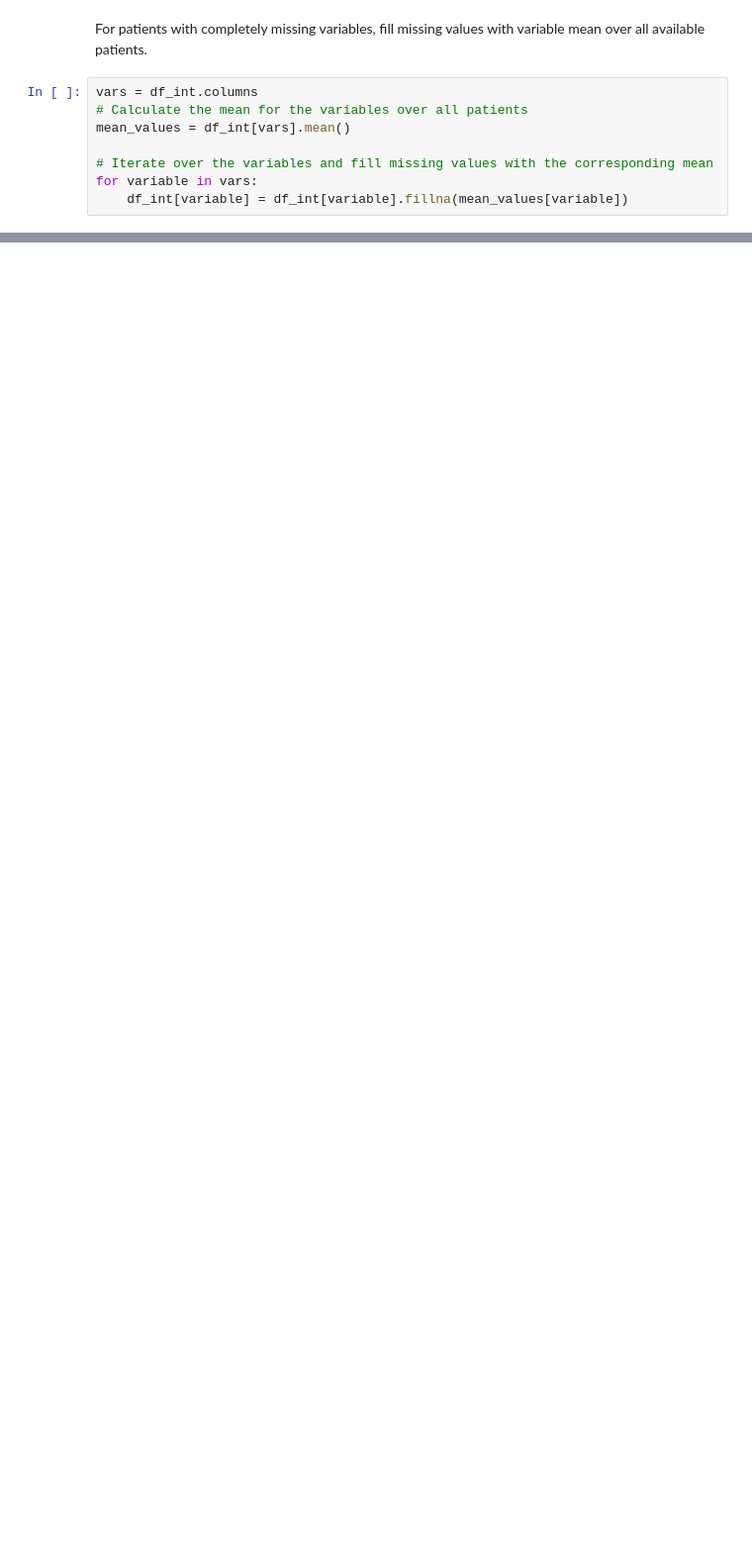
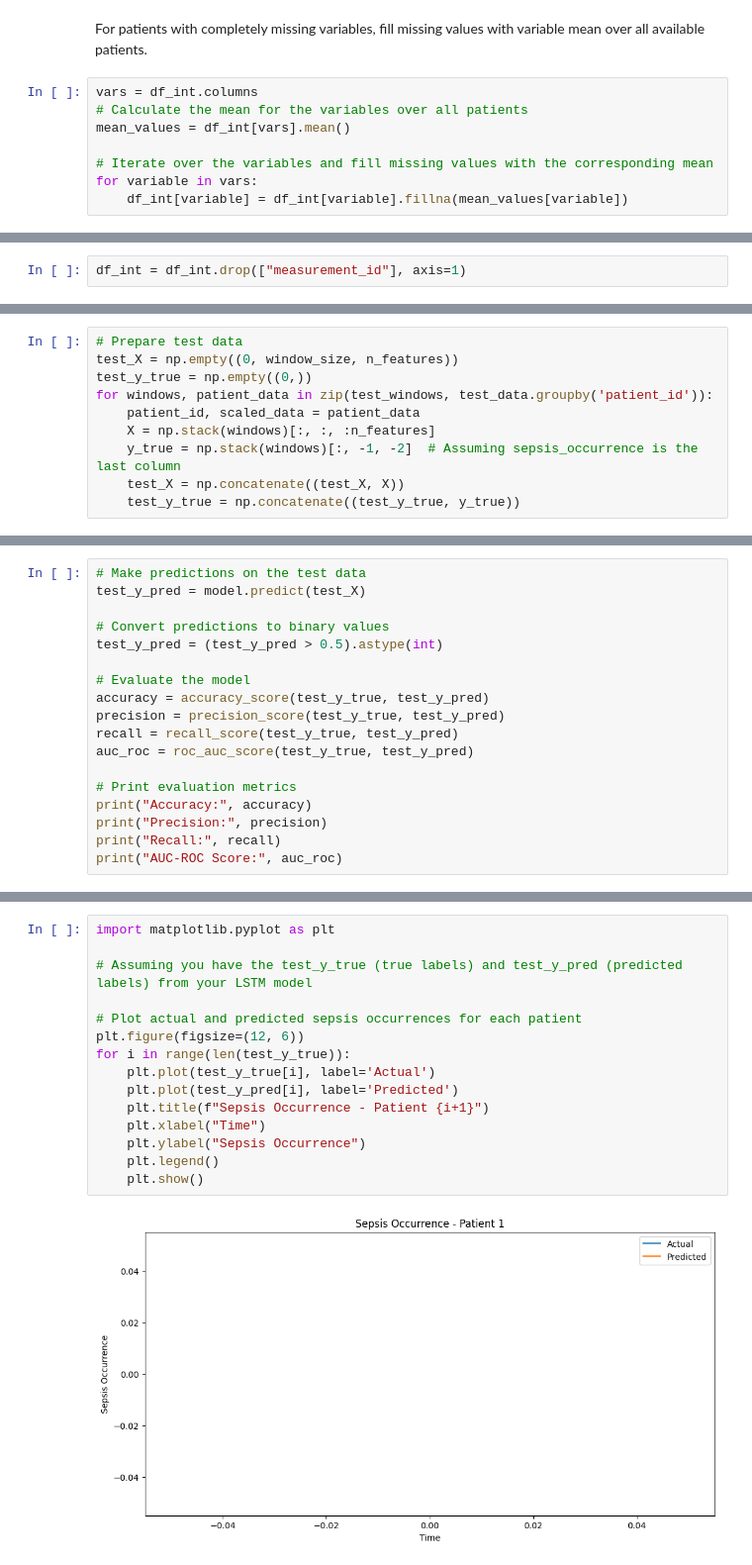
Before and after one commit to Mitmischer/sepsis-prediction, a Jupyter notebook: preprocessing.ipynb, the cells around one changed output, grey strips where cells are left out. Shown at 99% size. Drawn from its saved outputs; the diff is of its cells as text; blank space fills up the shorter version.

Commit message:
Added LSTM

```diff
--- a/preprocessing.ipynb
+++ b/preprocessing.ipynb
@@ -833,0 +865,2 @@ KeyError: ignored
+# %%
+df_int = df_int.drop(["measurement_id"], axis=1)
@@ -833,0 +1059,10 @@ KeyError: ignored
+# %%
+# Prepare test data
+test_X = np.empty((0, window_size, n_features))
+test_y_true = np.empty((0,))
+for windows, patient_data in zip(test_windows, test_data.groupby('patient_id')):
+    patient_id, scaled_data = patient_data
+    X = np.stack(windows)[:, :, :n_features]
+    y_true = np.stack(windows)[:, -1, -2]  # Assuming sepsis_occurrence is the last column
+    test_X = np.concatenate((test_X, X))
+    test_y_true = np.concatenate((test_y_true, y_true))
@@ -833,0 +1093,18 @@ KeyError: ignored
+# %%
+# Make predictions on the test data
+test_y_pred = model.predict(test_X)
+
+# Convert predictions to binary values
+test_y_pred = (test_y_pred > 0.5).astype(int)
+
+# Evaluate the model
+accuracy = accuracy_score(test_y_true, test_y_pred)
+precision = precision_score(test_y_true, test_y_pred)
+recall = recall_score(test_y_true, test_y_pred)
+auc_roc = roc_auc_score(test_y_true, test_y_pred)
+
+# Print evaluation metrics
+print("Accuracy:", accuracy)
+print("Precision:", precision)
+print("Recall:", recall)
+print("AUC-ROC Score:", auc_roc)
@@ -833,0 +1141,17 @@ KeyError: ignored
+# %%
+import matplotlib.pyplot as plt
+
+# Assuming you have the test_y_true (true labels) and test_y_pred (predicted labels) from your LSTM model
+
+# Plot actual and predicted sepsis occurrences for each patient
+plt.figure(figsize=(12, 6))
+for i in range(len(test_y_true)):
+    plt.plot(test_y_true[i], label='Actual')
+    plt.plot(test_y_pred[i], label='Predicted')
+    plt.title(f"Sepsis Occurrence - Patient {i+1}")
+    plt.xlabel("Time")
+    plt.ylabel("Sepsis Occurrence")
+    plt.legend()
+    plt.show()
+# %% [output]
+[figure, added]
```
Also changed, not shown: parts of 49 cells of this notebook.
